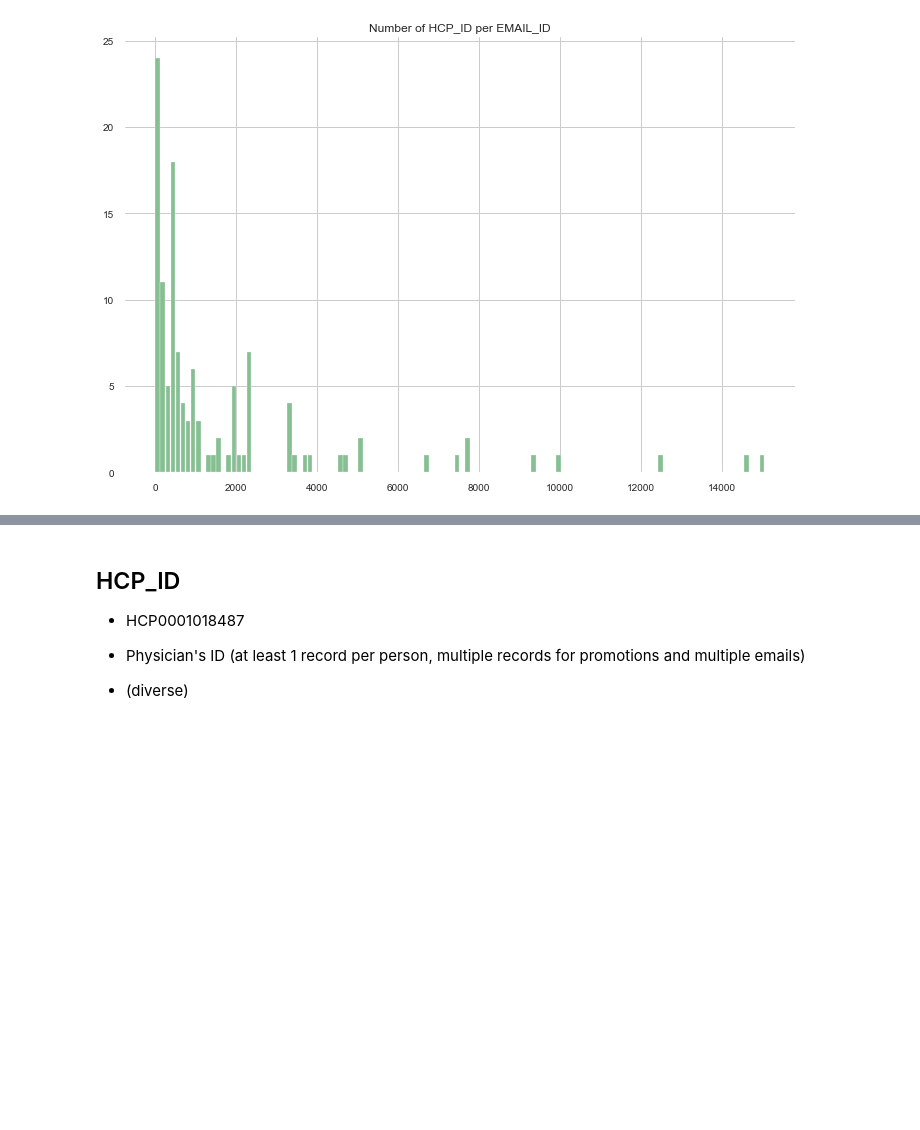
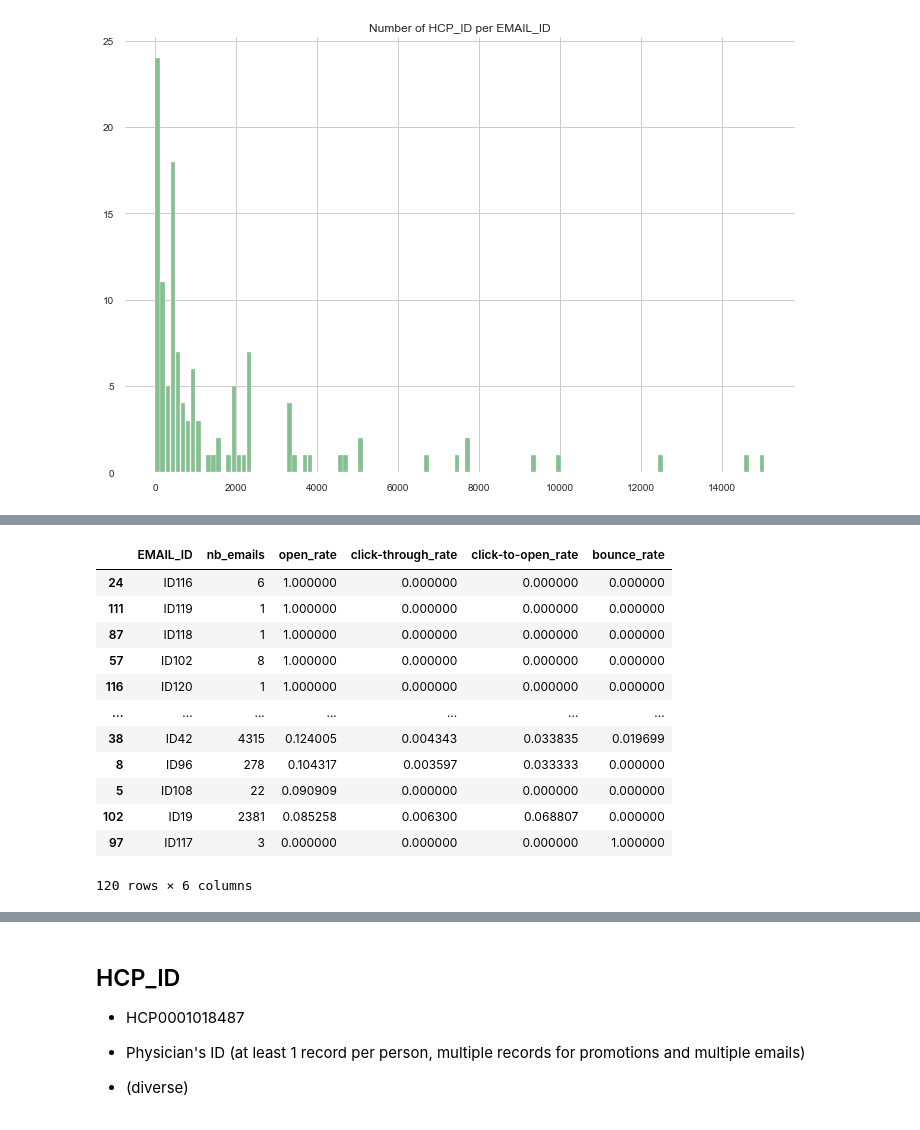
Before and after one commit to ck-unifr/analysis_email_performance, a Jupyter notebook: analysis_email_performance.ipynb, the cells around one changed output, grey strips where cells are left out. Drawn from its saved outputs; the diff is of its cells as text; code cells hidden in the pictures; blank space fills up the shorter version.

```diff
--- a/analysis_email_performance.ipynb
+++ b/analysis_email_performance.ipynb
@@ -1817,0 +1879,16 @@ plt.show()
+# %%
+df_email_performance.sort_values(by=['open_rate'], ascending=False)
+# %% [output]
+|  | EMAIL_ID | nb_emails | open_rate | click-through_rate | click-to-open_rate | bounce_rate |
+| 24 | ID116 | 6 | 1.000000 | 0.000000 | 0.000000 | 0.000000 |
+| 111 | ID119 | 1 | 1.000000 | 0.000000 | 0.000000 | 0.000000 |
+| 87 | ID118 | 1 | 1.000000 | 0.000000 | 0.000000 | 0.000000 |
+| 57 | ID102 | 8 | 1.000000 | 0.000000 | 0.000000 | 0.000000 |
+| 116 | ID120 | 1 | 1.000000 | 0.000000 | 0.000000 | 0.000000 |
+| ... | ... | ... | ... | ... | ... | ... |
+| 38 | ID42 | 4315 | 0.124005 | 0.004343 | 0.033835 | 0.019699 |
+| 8 | ID96 | 278 | 0.104317 | 0.003597 | 0.033333 | 0.000000 |
+| 5 | ID108 | 22 | 0.090909 | 0.000000 | 0.000000 | 0.000000 |
+| 102 | ID19 | 2381 | 0.085258 | 0.006300 | 0.068807 | 0.000000 |
+| 97 | ID117 | 3 | 0.000000 | 0.000000 | 0.000000 | 1.000000 |
+120 rows × 6 columns
```
Also changed, not shown: parts of 9 cells of this notebook.
